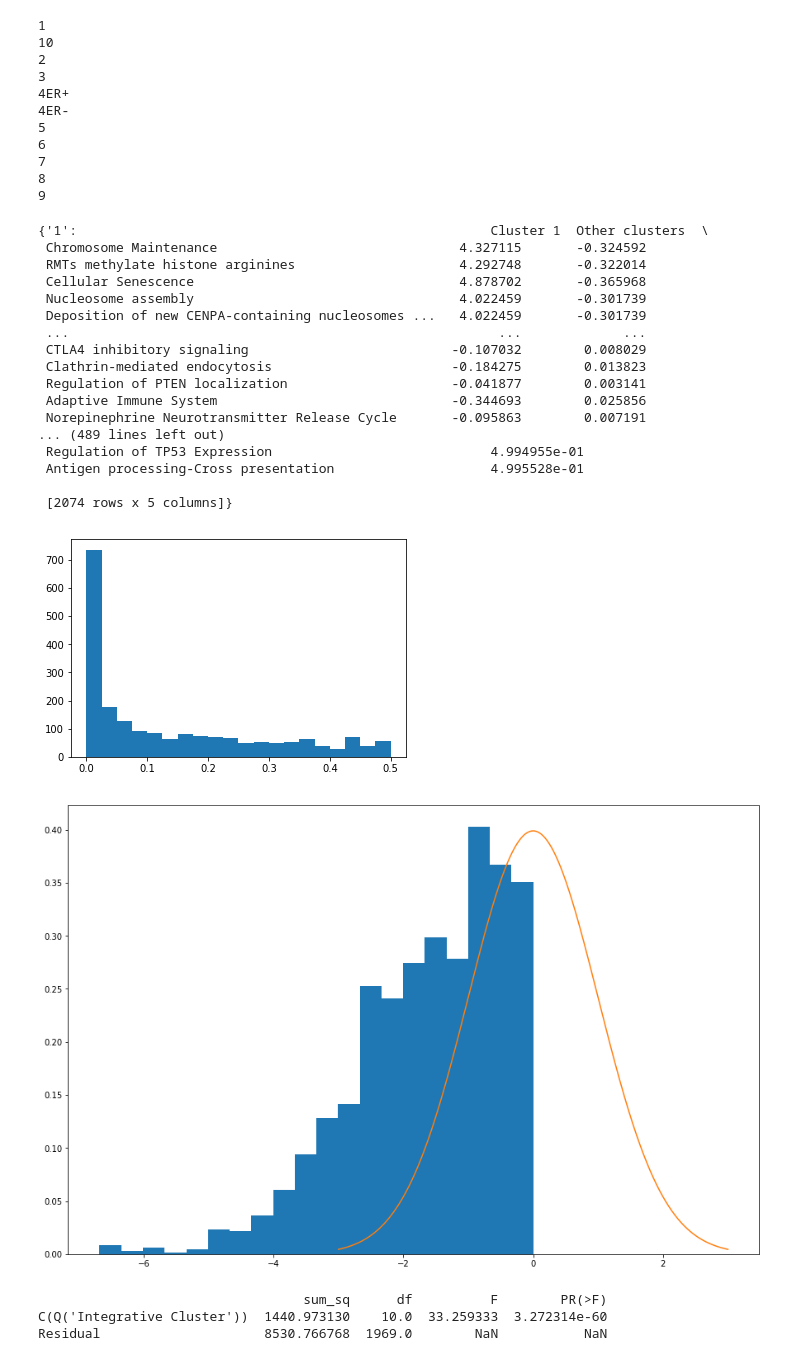
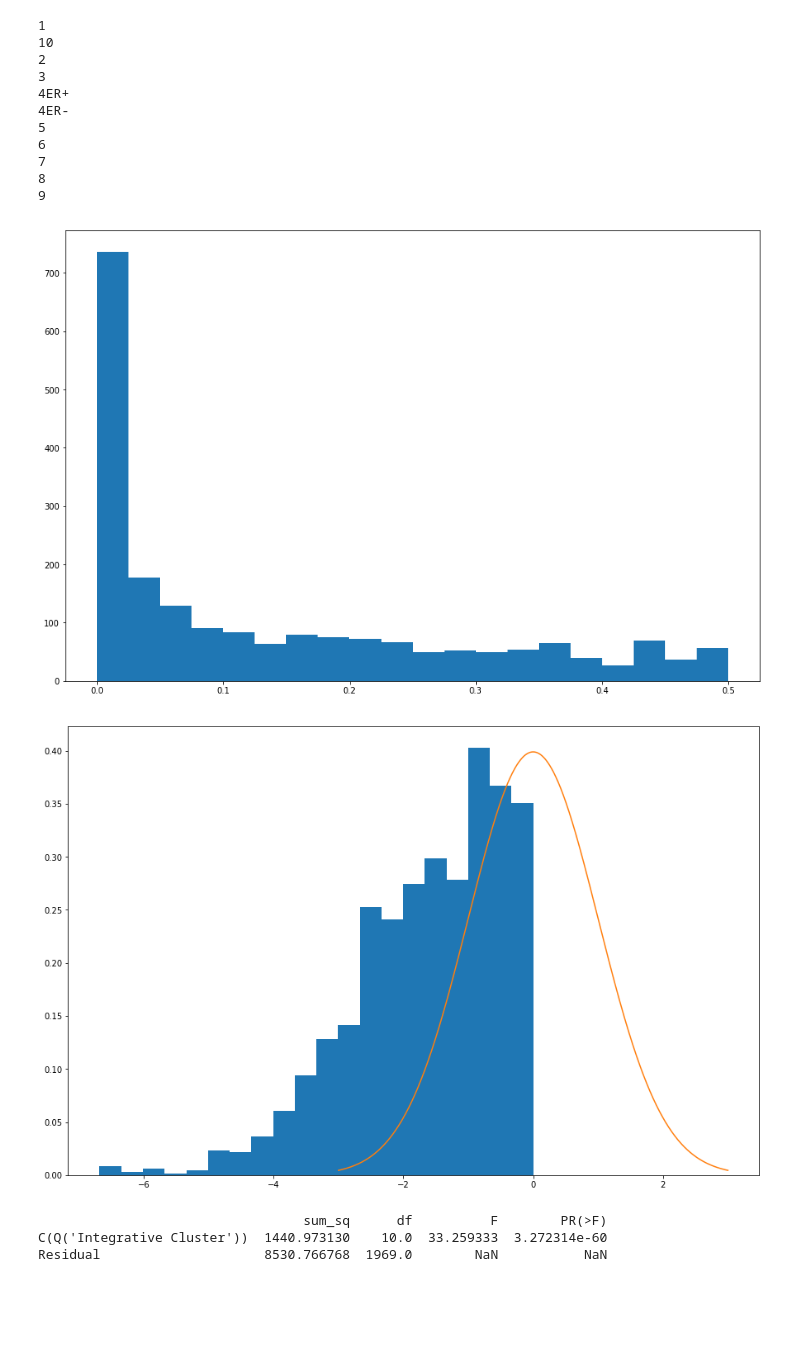
Before and after one commit to statisticalbiotechnology/wall, a Jupyter notebook: src/failures_of_null_testing.ipynb, the cells around one changed output. Drawn from its saved outputs; the diff is of its cells as text; code cells hidden in the pictures; blank space fills up the shorter version.

```diff
--- a/src/failures_of_null_testing.ipynb
+++ b/src/failures_of_null_testing.ipynb
@@ -74,48 +74,29 @@ for group in grouped_by_cluster:
 7
 8
 9
-# %%
-clusterframes
-# %% [output]
-{'1':                                                     Cluster 1  Other clusters  \
- Chromosome Maintenance                               4.327115       -0.324592
- RMTs methylate histone arginines                     4.292748       -0.322014
- Cellular Senescence                                  4.878702       -0.365968
- Nucleosome assembly                                  4.022459       -0.301739
- Deposition of new CENPA-containing nucleosomes ...   4.022459       -0.301739
- ...                                                       ...             ...
- CTLA4 inhibitory signaling                          -0.107032        0.008029
- Clathrin-mediated endocytosis                       -0.184275        0.013823
- Regulation of PTEN localization                     -0.041877        0.003141
- Adaptive Immune System                              -0.344693        0.025856
- Norepinephrine Neurotransmitter Release Cycle       -0.095863        0.007191
-... (489 lines left out)
- Regulation of TP53 Expression                            4.994955e-01
- Antigen processing-Cross presentation                    4.995528e-01
-
- [2074 rows x 5 columns]}
 # %%
 from scipy.stats import norm
 def null_testing_cluster(cluster):
     ##Generate Zscores
     #series = zscore(clusterframes[cluster][f'cluster {cluster} qvalues'])
+    plt.figure(figsize=(15, 10))
     plt.hist(clusterframes[cluster][f'p-values'], bins=20)
     plt.show()
     p_significance = norm.ppf(clusterframes[cluster][f'p-values'])
 
     ## Plot distribution of pathway eigenvalues
     plt.figure(figsize=(15, 10))
     plt.hist(p_significance, bins=20, density=True)
 
     ##Null distribution
     x = np.linspace(mu -3*sigma, mu+ 3*sigma, 1000)
     plt.plot(x, norm.pdf(x, 0, 1))
     plt.savefig(f'cluster_{cluster}_p_distribution.png')
     plt.show()
 
 null_testing_cluster('2')
 # %% [output]
-[figure, old version]
+[figure, new version]
 [figure]
 # %%
 from statsmodels.formula.api import ols
```
